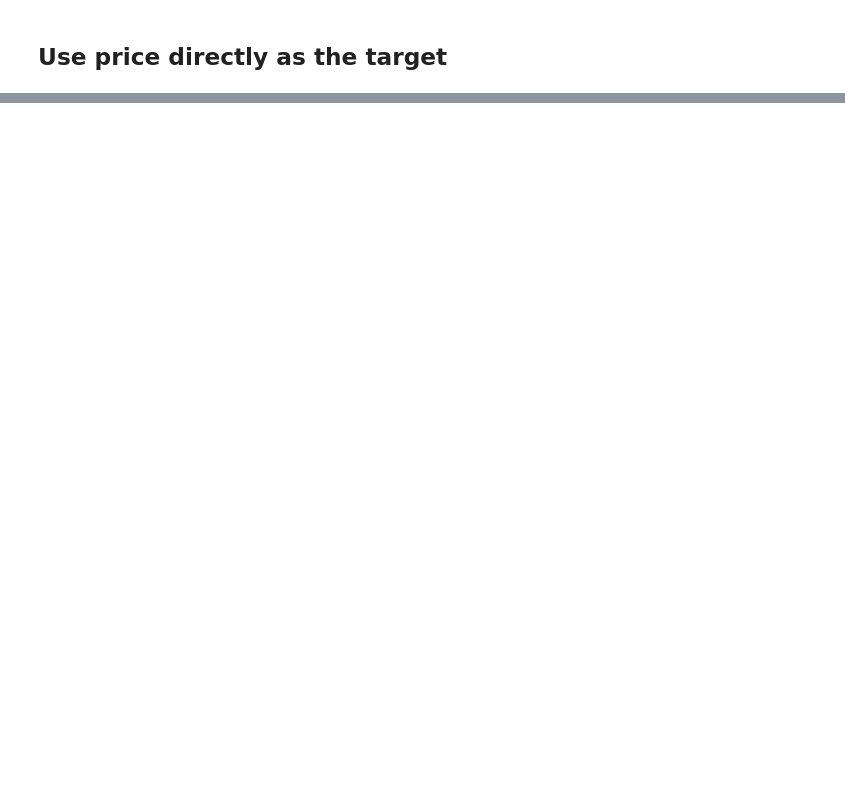
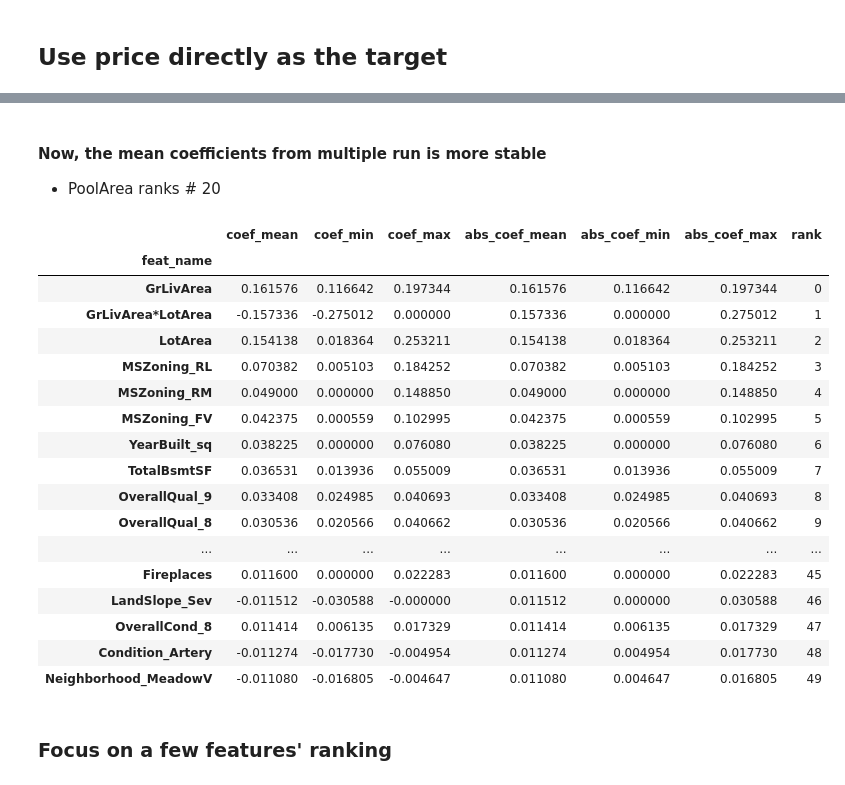
Before and after one commit to dehuihou/ames_house_price, a Jupyter notebook: sta208_final_project_lasso.ipynb, the cells around one changed output, grey strips where cells are left out. Saved outputs shown, nothing was run; the diff lists cells and outputs as text; code cells hidden in the pictures; blank space fills up the shorter version.

```diff
--- a/sta208_final_project_lasso.ipynb
+++ b/sta208_final_project_lasso.ipynb
@@ -115,0 +230,27 @@ feat_coef_df = pd.DataFrame({
+# %% [markdown]
+#### Now, the mean coefficients from multiple run is more stable
+
+* PoolArea ranks # 20
+# %%
+feat_coef_df.head(50)
+# %% [output]
+|  | coef_mean | coef_min | coef_max | abs_coef_mean | abs_coef_min | abs_coef_max | rank |
+| feat_name |  |  |  |  |  |  |  |
+| GrLivArea | 0.161576 | 0.116642 | 0.197344 | 0.161576 | 0.116642 | 0.197344 | 0 |
+| GrLivArea*LotArea | -0.157336 | -0.275012 | 0.000000 | 0.157336 | 0.000000 | 0.275012 | 1 |
+| LotArea | 0.154138 | 0.018364 | 0.253211 | 0.154138 | 0.018364 | 0.253211 | 2 |
+| MSZoning_RL | 0.070382 | 0.005103 | 0.184252 | 0.070382 | 0.005103 | 0.184252 | 3 |
+| MSZoning_RM | 0.049000 | 0.000000 | 0.148850 | 0.049000 | 0.000000 | 0.148850 | 4 |
+| MSZoning_FV | 0.042375 | 0.000559 | 0.102995 | 0.042375 | 0.000559 | 0.102995 | 5 |
+| YearBuilt_sq | 0.038225 | 0.000000 | 0.076080 | 0.038225 | 0.000000 | 0.076080 | 6 |
+| TotalBsmtSF | 0.036531 | 0.013936 | 0.055009 | 0.036531 | 0.013936 | 0.055009 | 7 |
+| OverallQual_9 | 0.033408 | 0.024985 | 0.040693 | 0.033408 | 0.024985 | 0.040693 | 8 |
+| OverallQual_8 | 0.030536 | 0.020566 | 0.040662 | 0.030536 | 0.020566 | 0.040662 | 9 |
+| ... | ... | ... | ... | ... | ... | ... | ... |
+| Fireplaces | 0.011600 | 0.000000 | 0.022283 | 0.011600 | 0.000000 | 0.022283 | 45 |
+| LandSlope_Sev | -0.011512 | -0.030588 | -0.000000 | 0.011512 | 0.000000 | 0.030588 | 46 |
+| OverallCond_8 | 0.011414 | 0.006135 | 0.017329 | 0.011414 | 0.006135 | 0.017329 | 47 |
+| Condition_Artery | -0.011274 | -0.017730 | -0.004954 | 0.011274 | 0.004954 | 0.017730 | 48 |
+| Neighborhood_MeadowV | -0.011080 | -0.016805 | -0.004647 | 0.011080 | 0.004647 | 0.016805 | 49 |
+# %% [markdown]
+### Focus on a few features' ranking
```
Also changed, not shown: parts of 26 cells of this notebook.
